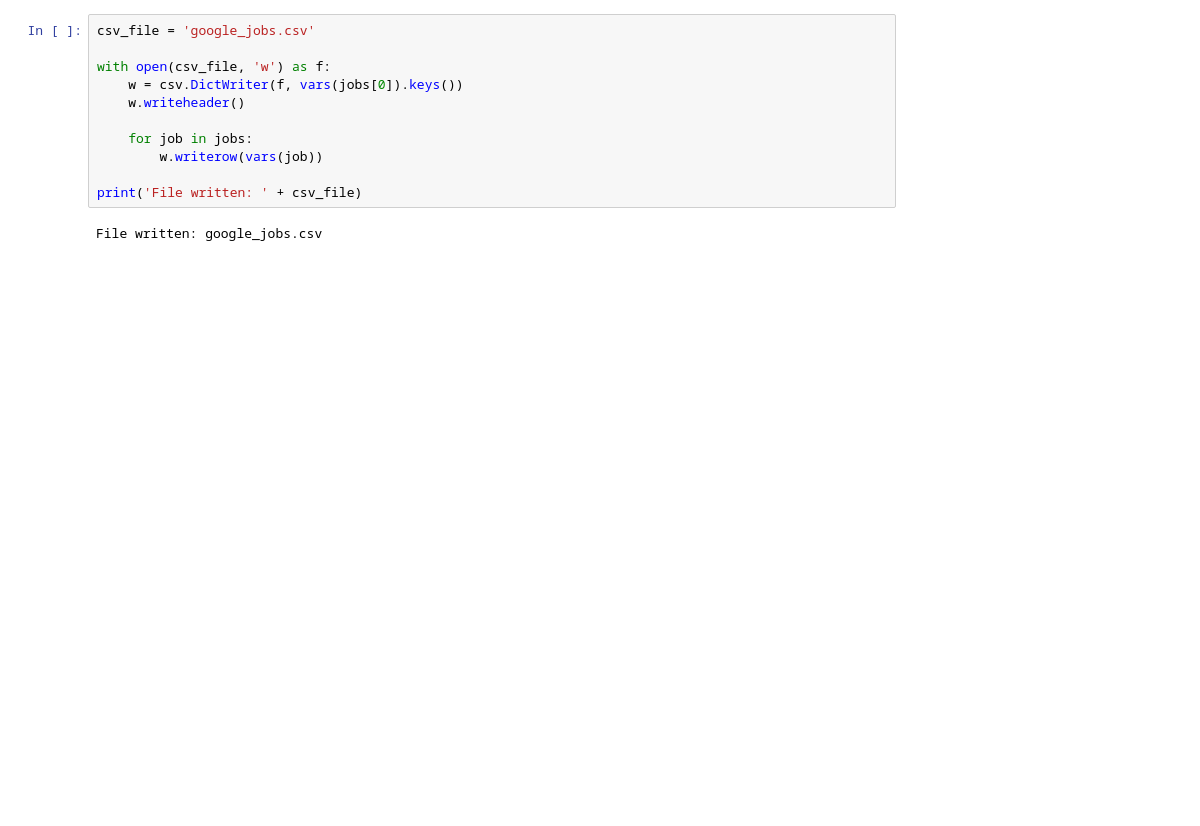
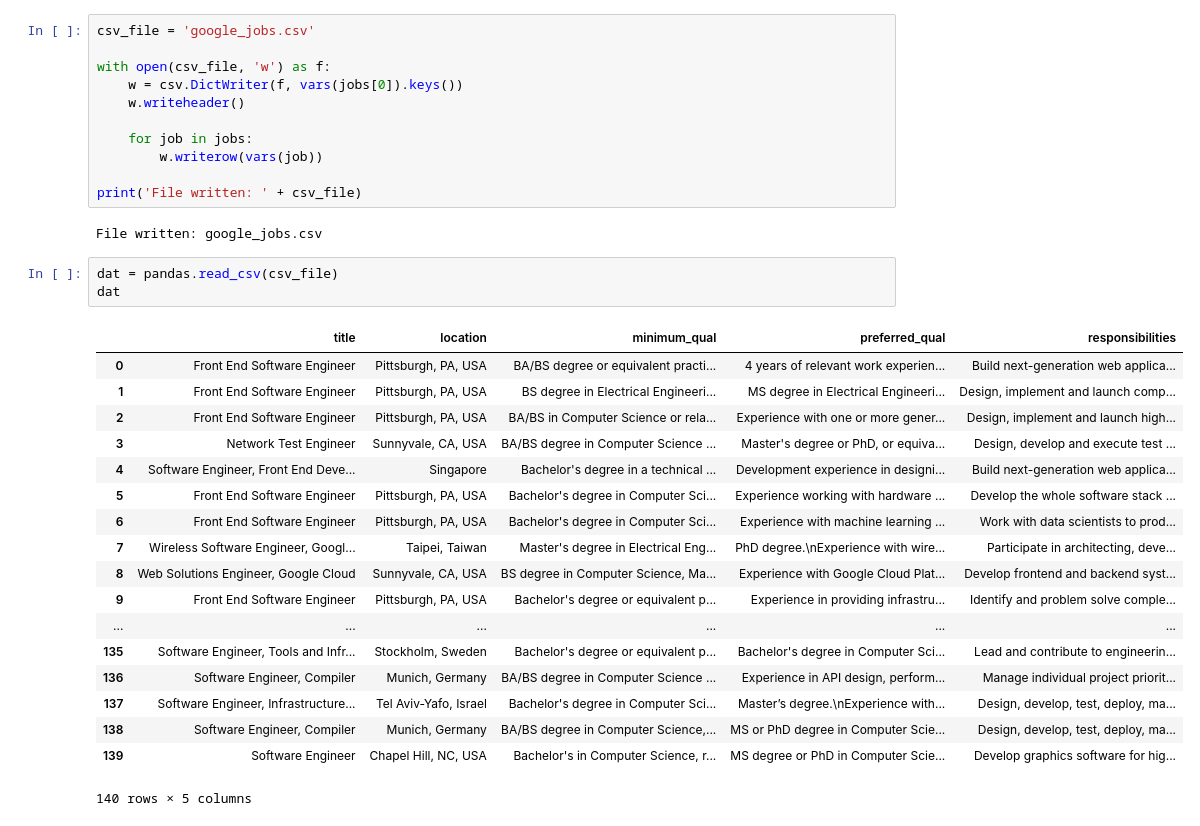
Before and after one commit to aesophor/DataScience, a Jupyter notebook: 05-Final-Project/Scrape Google Career Webpages.ipynb, the cells around one changed output. Saved outputs shown, nothing was run; the diff lists cells and outputs as text; blank space fills up the shorter version.

```diff
--- a/05-Final-Project/Scrape Google Career Webpages.ipynb
+++ b/05-Final-Project/Scrape Google Career Webpages.ipynb
@@ -181,3 +181,25 @@ with open(csv_file, 'w') as f:
 print('File written: ' + csv_file)
 # %% [output]
 File written: google_jobs.csv
+# %%
+dat = pandas.read_csv(csv_file)
+dat
+# %% [output]
+|  | title | location | minimum_qual | preferred_qual | responsibilities |
+| 0 | Front End Software Engineer | Pittsburgh, PA, USA | BA/BS degree or equivalent practi... | 4 years of relevant work experien... | Build next-generation web applica... |
+| 1 | Front End Software Engineer | Pittsburgh, PA, USA | BS degree in Electrical Engineeri... | MS degree in Electrical Engineeri... | Design, implement and launch comp... |
+| 2 | Front End Software Engineer | Pittsburgh, PA, USA | BA/BS in Computer Science or rela... | Experience with one or more gener... | Design, implement and launch high... |
+| 3 | Network Test Engineer | Sunnyvale, CA, USA | BA/BS degree in Computer Science ... | Master's degree or PhD, or equiva... | Design, develop and execute test ... |
+| 4 | Software Engineer, Front End Deve... | Singapore | Bachelor's degree in a technical ... | Development experience in designi... | Build next-generation web applica... |
+| 5 | Front End Software Engineer | Pittsburgh, PA, USA | Bachelor's degree in Computer Sci... | Experience working with hardware ... | Develop the whole software stack ... |
+| 6 | Front End Software Engineer | Pittsburgh, PA, USA | Bachelor's degree in Computer Sci... | Experience with machine learning ... | Work with data scientists to prod... |
+| 7 | Wireless Software Engineer, Googl... | Taipei, Taiwan | Master's degree in Electrical Eng... | PhD degree.\nExperience with wire... | Participate in architecting, deve... |
+| 8 | Web Solutions Engineer, Google Cloud | Sunnyvale, CA, USA | BS degree in Computer Science, Ma... | Experience with Google Cloud Plat... | Develop frontend and backend syst... |
+| 9 | Front End Software Engineer | Pittsburgh, PA, USA | Bachelor's degree or equivalent p... | Experience in providing infrastru... | Identify and problem solve comple... |
+| ... | ... | ... | ... | ... | ... |
+| 135 | Software Engineer, Tools and Infr... | Stockholm, Sweden | Bachelor's degree or equivalent p... | Bachelor's degree in Computer Sci... | Lead and contribute to engineerin... |
+| 136 | Software Engineer, Compiler | Munich, Germany | BA/BS degree in Computer Science ... | Experience in API design, perform... | Manage individual project priorit... |
+| 137 | Software Engineer, Infrastructure... | Tel Aviv-Yafo, Israel | Bachelor's degree in Computer Sci... | Master’s degree.\nExperience with... | Design, develop, test, deploy, ma... |
+| 138 | Software Engineer, Compiler | Munich, Germany | BA/BS degree in Computer Science,... | MS or PhD degree in Computer Scie... | Design, develop, test, deploy, ma... |
+| 139 | Software Engineer | Chapel Hill, NC, USA | Bachelor's in Computer Science, r... | MS degree or PhD in Computer Scie... | Develop graphics software for hig... |
+140 rows × 5 columns
```
Also changed, not shown: parts of 14 cells of this notebook, 2 other files.
